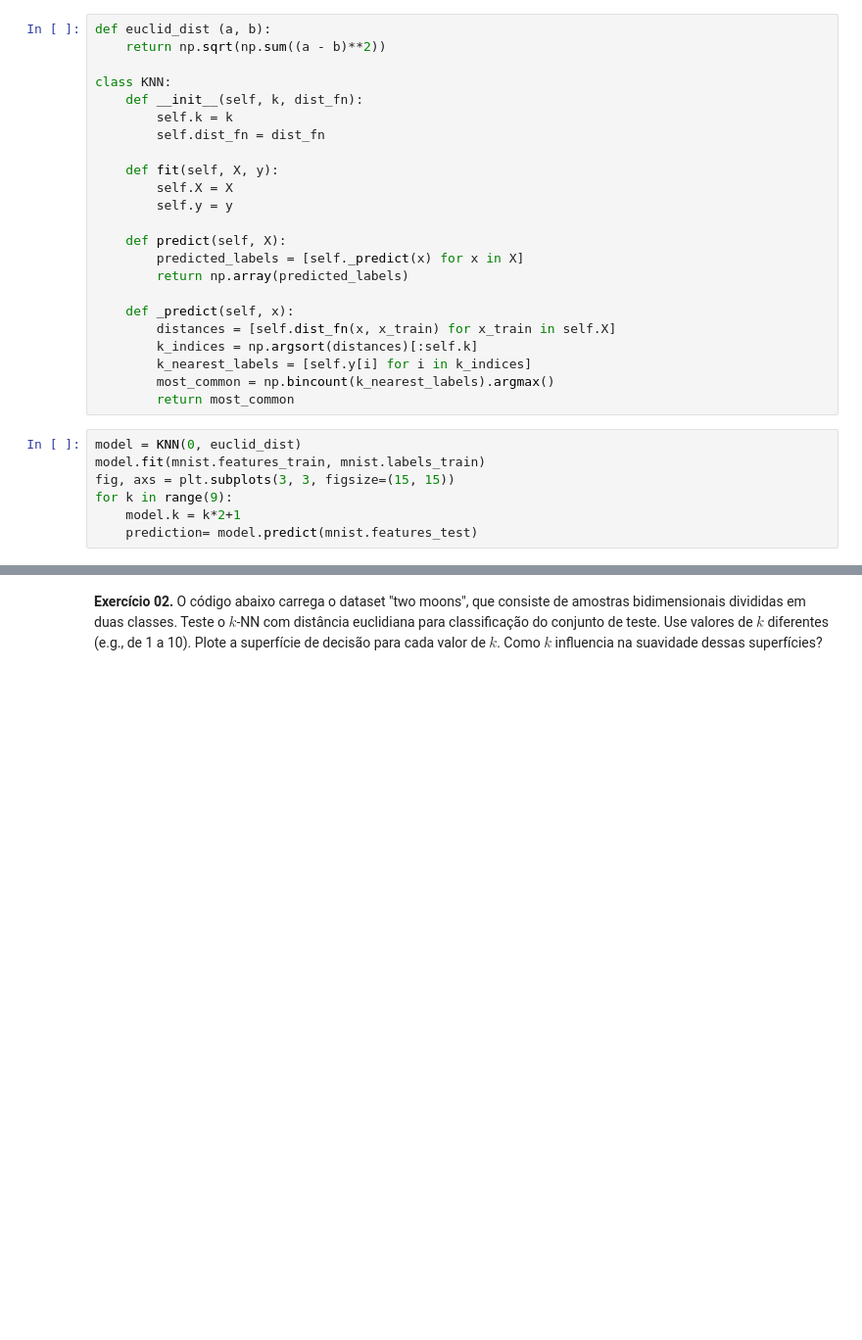
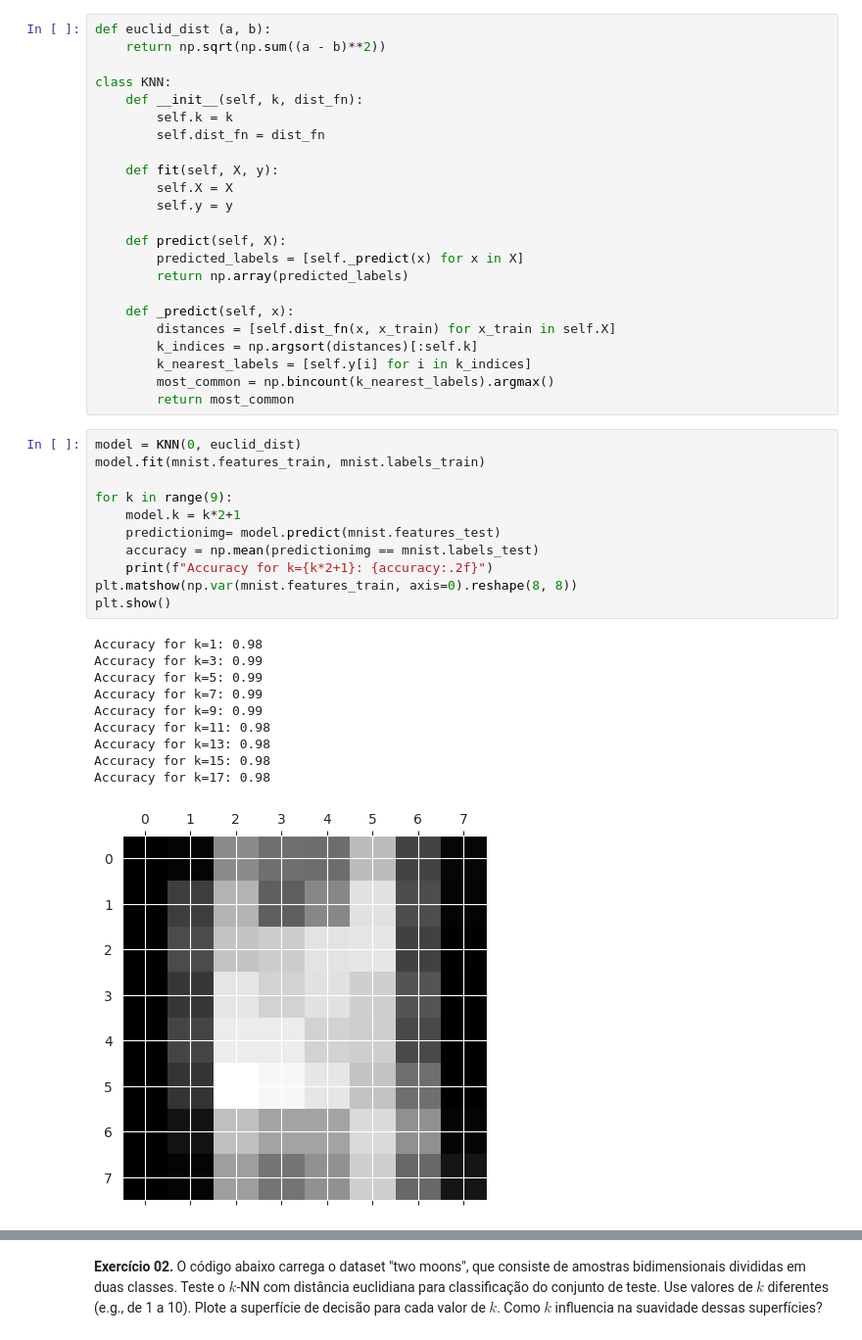
Before and after one commit to ViniAS/ML, a Jupyter notebook: ML_1.ipynb, the cells around one changed output, grey strips where cells are left out. Shown at 98% size. Drawn from its saved outputs; the diff is of its cells as text; blank space fills up the shorter version.

```diff
--- a/ML_1.ipynb
+++ b/ML_1.ipynb
@@ -75,7 +71,22 @@ class KNN:
 # %%
 model = KNN(0, euclid_dist)
 model.fit(mnist.features_train, mnist.labels_train)
-fig, axs = plt.subplots(3, 3, figsize=(15, 15))
+
 for k in range(9):
     model.k = k*2+1
-    prediction= model.predict(mnist.features_test)
+    predictionimg= model.predict(mnist.features_test)
+    accuracy = np.mean(predictionimg == mnist.labels_test)
+    print(f"Accuracy for k={k*2+1}: {accuracy:.2f}")
+plt.matshow(np.var(mnist.features_train, axis=0).reshape(8, 8))
+plt.show()
+# %% [output]
+Accuracy for k=1: 0.98
+Accuracy for k=3: 0.99
+Accuracy for k=5: 0.99
+Accuracy for k=7: 0.99
+Accuracy for k=9: 0.99
+Accuracy for k=11: 0.98
+Accuracy for k=13: 0.98
+Accuracy for k=15: 0.98
+Accuracy for k=17: 0.98
+[figure, added]
```
Also changed, not shown: parts of 9 cells of this notebook, 2 other files.
